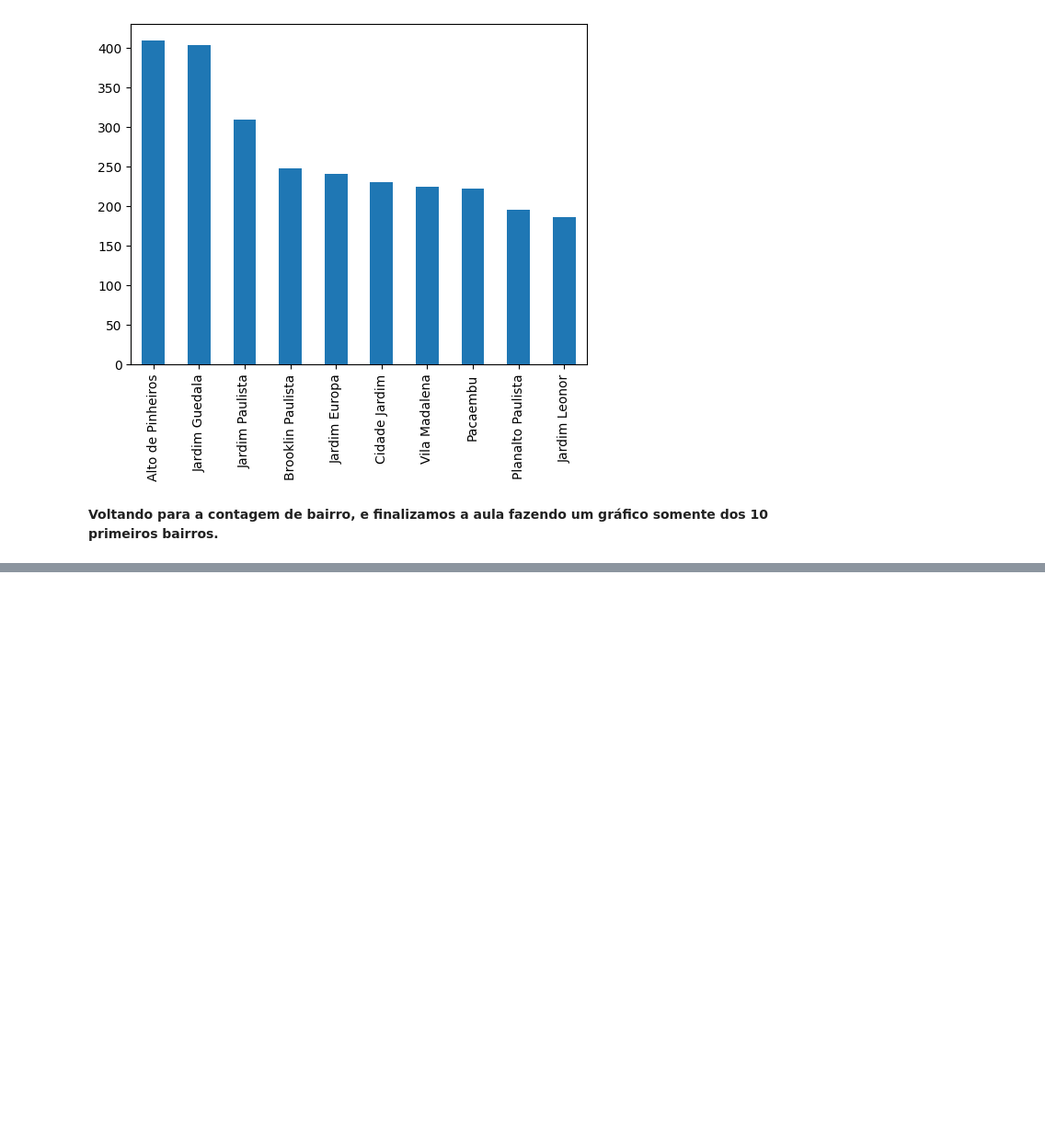
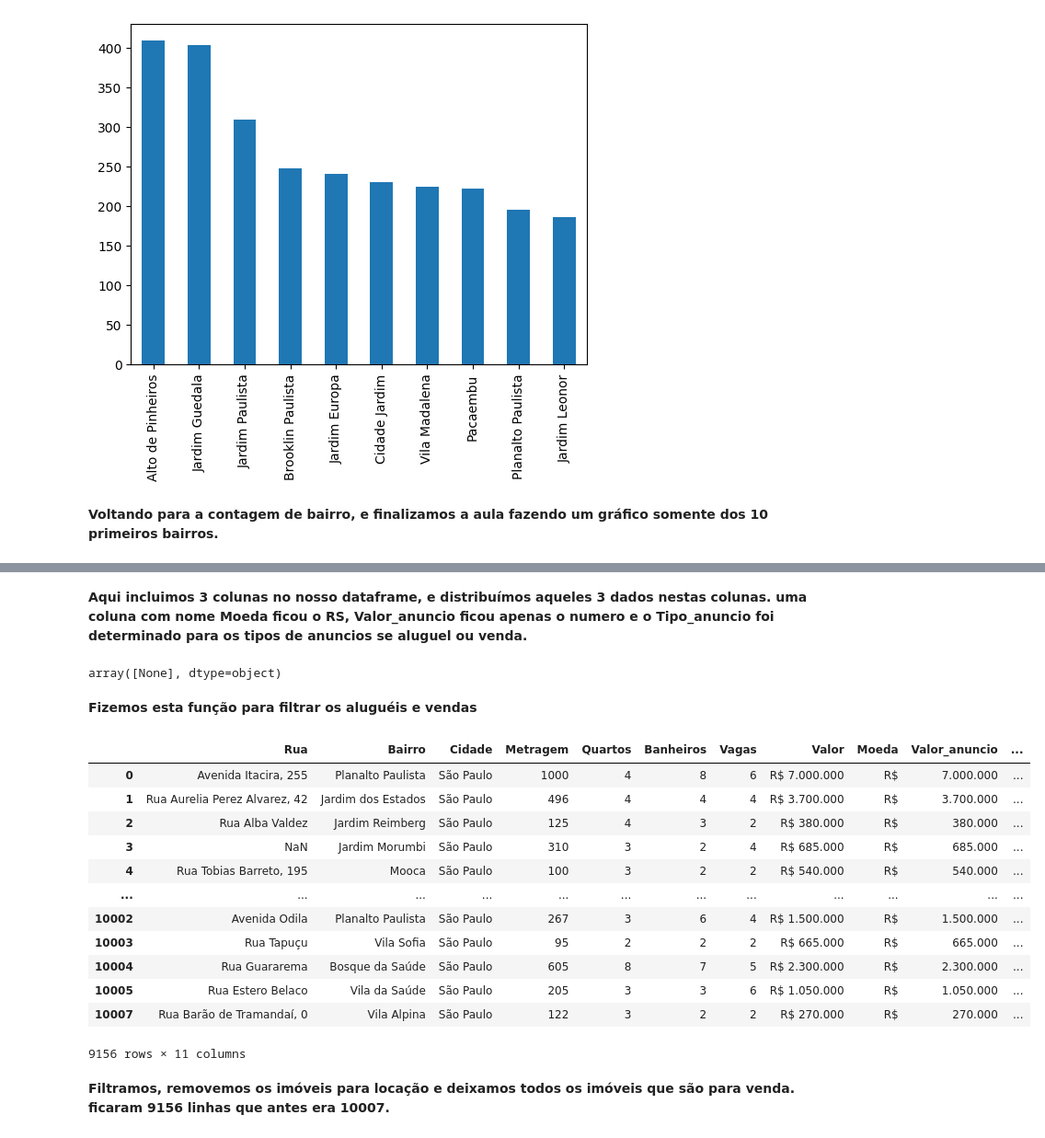
Before and after one commit to Failiny/EstudoPython, a Jupyter notebook: Imersao_dados_alura.ipynb, the cells around one changed output, grey strips where cells are left out. Shown: that part at 92% size. Drawn from its saved outputs; the diff is of its cells as text; code cells hidden in the pictures; blank space fills up the shorter version.

```diff
--- a/Imersao_dados_alura.ipynb
+++ b/Imersao_dados_alura.ipynb
@@ -194,0 +270,27 @@ n_imoveis_bairro.head(10).plot.bar()
+# %% [markdown]
+**Aqui incluimos 3 colunas no nosso dataframe, e distribuímos aqueles 3 dados nestas colunas. uma coluna com nome Moeda ficou o RS, Valor_anuncio ficou apenas o numero e o Tipo_anuncio foi determinado para os tipos de anuncios se aluguel ou venda.**
+# %%
+dados[dados["Tipo_anuncio"].isnull()]["Tipo_anuncio"].unique()
+# %% [output]
+array([None], dtype=object)
+# %% [markdown]
+**Fizemos esta função para filtrar os aluguéis e vendas**
+# %%
+dados_vendas = dados[dados["Tipo_anuncio"].isnull()]
+dados_vendas
+# %% [output]
+|  | Rua | Bairro | Cidade | Metragem | Quartos | Banheiros | Vagas | Valor | Moeda | Valor_anuncio | ... |
+| 0 | Avenida Itacira, 255 | Planalto Paulista | São Paulo | 1000 | 4 | 8 | 6 | R$ 7.000.000 | R$ | 7.000.000 | ... |
+| 1 | Rua Aurelia Perez Alvarez, 42 | Jardim dos Estados | São Paulo | 496 | 4 | 4 | 4 | R$ 3.700.000 | R$ | 3.700.000 | ... |
+| 2 | Rua Alba Valdez | Jardim Reimberg | São Paulo | 125 | 4 | 3 | 2 | R$ 380.000 | R$ | 380.000 | ... |
+| 3 | NaN | Jardim Morumbi | São Paulo | 310 | 3 | 2 | 4 | R$ 685.000 | R$ | 685.000 | ... |
+| 4 | Rua Tobias Barreto, 195 | Mooca | São Paulo | 100 | 3 | 2 | 2 | R$ 540.000 | R$ | 540.000 | ... |
+| ... | ... | ... | ... | ... | ... | ... | ... | ... | ... | ... | ... |
+| 10002 | Avenida Odila | Planalto Paulista | São Paulo | 267 | 3 | 6 | 4 | R$ 1.500.000 | R$ | 1.500.000 | ... |
+| 10003 | Rua Tapuçu | Vila Sofia | São Paulo | 95 | 2 | 2 | 2 | R$ 665.000 | R$ | 665.000 | ... |
+| 10004 | Rua Guararema | Bosque da Saúde | São Paulo | 605 | 8 | 7 | 5 | R$ 2.300.000 | R$ | 2.300.000 | ... |
+| 10005 | Rua Estero Belaco | Vila da Saúde | São Paulo | 205 | 3 | 3 | 6 | R$ 1.050.000 | R$ | 1.050.000 | ... |
+| 10007 | Rua Barão de Tramandaí, 0 | Vila Alpina | São Paulo | 122 | 3 | 2 | 2 | R$ 270.000 | R$ | 270.000 | ... |
+9156 rows × 11 columns
+# %% [markdown]
+**Filtramos, removemos os imóveis para locação e deixamos todos os imóveis que são para venda. ficaram 9156 linhas que antes era 10007.**
```
Also changed, not shown: parts of 34 cells of this notebook.
